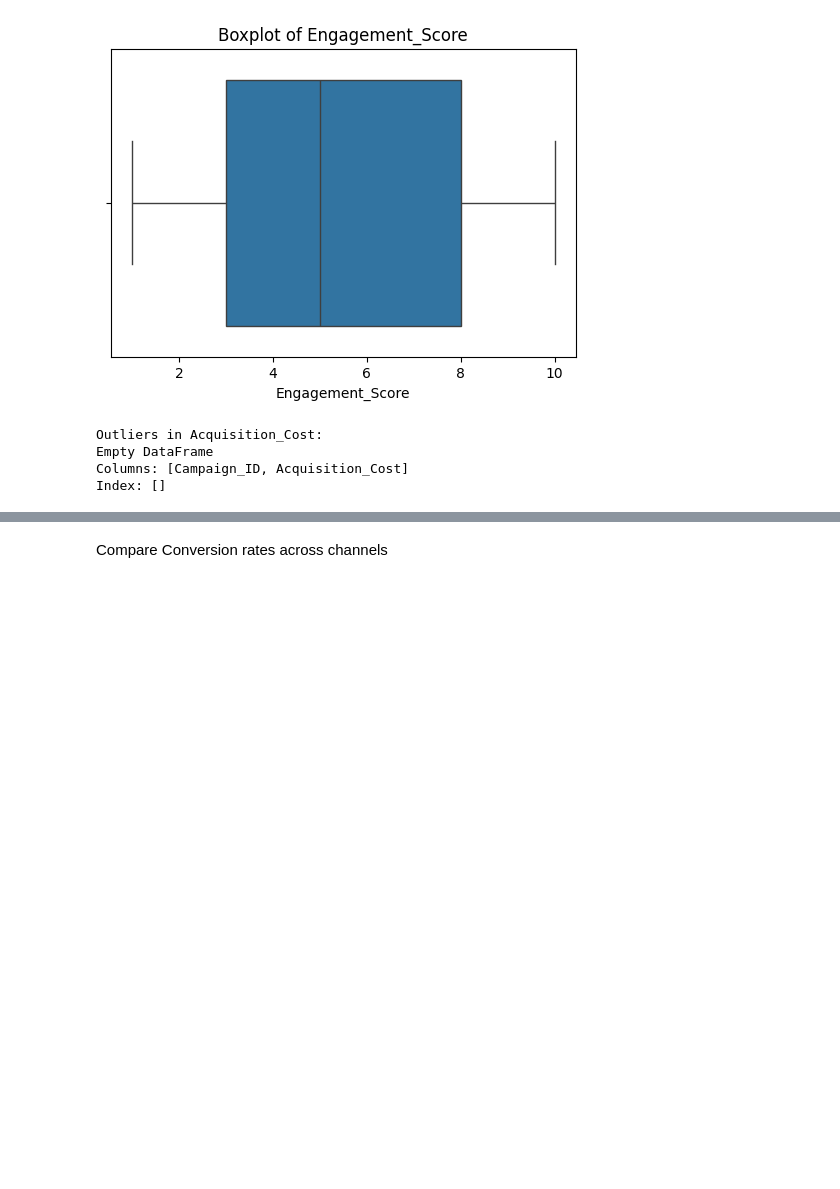
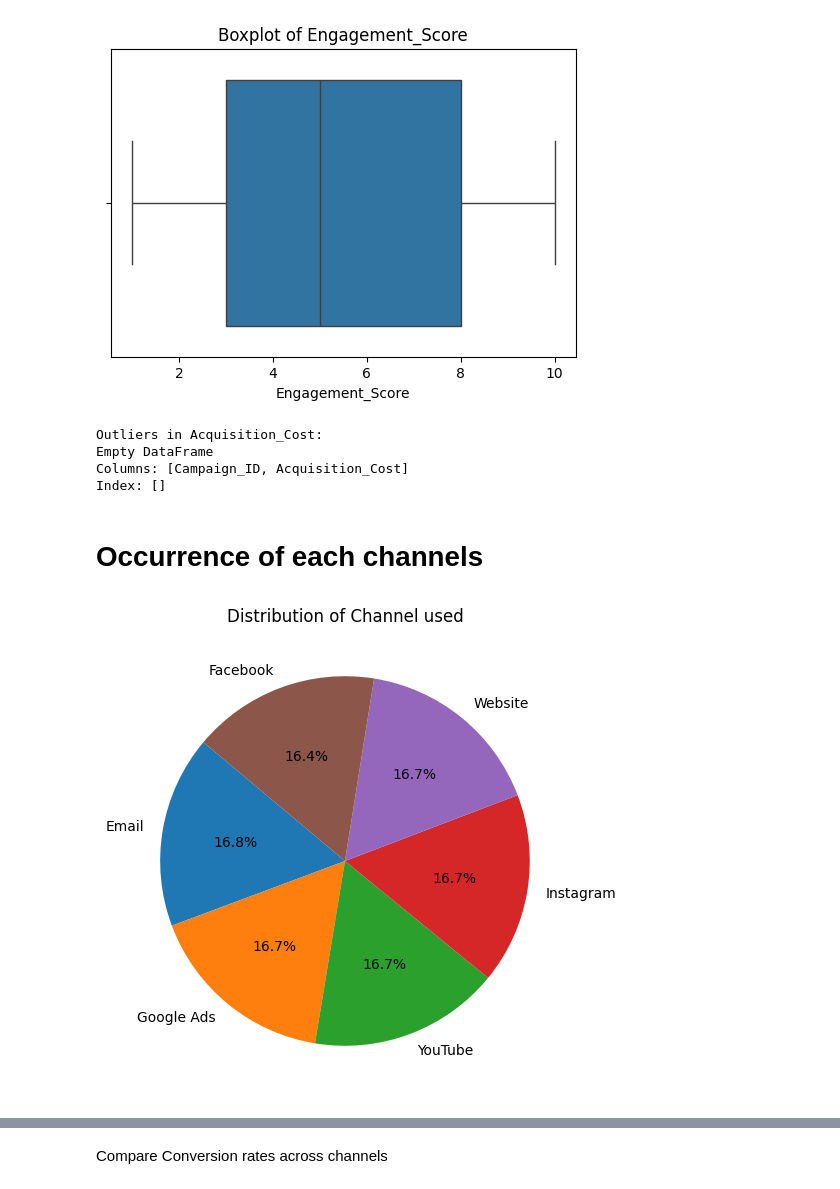
Before and after one commit to Achbabita/Marketing_Campaign_Effectiveness_Analysis, a Jupyter notebook: MarketingCampAnalysis.ipynb, the cells around one changed output, grey strips where cells are left out. Drawn from its saved outputs; the diff is of its cells as text; code cells hidden in the pictures; blank space fills up the shorter version.

```diff
--- a/MarketingCampAnalysis.ipynb
+++ b/MarketingCampAnalysis.ipynb
@@ -143,3 +142,9 @@ dtype: int64
+# %%
+# Strip any leading/trailing spaces in column names
+df.columns = df.columns.str.strip()
+# %%
+# Convert Campaign_ID column from float to object
+df['Campaign_ID'] = df['Campaign_ID'].astype(str)
 # %% [markdown]
 Skewness of Numeric Columns ( detect skewed distributions )
 # %%
@@ -224,3 +227,15 @@ Outliers in Acquisition_Cost:
 Empty DataFrame
 Columns: [Campaign_ID, Acquisition_Cost]
 Index: []
+# %% [markdown]
+# Occurrence of each channels
+# %%
+Channel_count = df['Channel_Used'].value_counts()
+
+# visualise the channel used
+plt.figure(figsize=(10,6))
+plt.pie(Channel_count, labels=Channel_count.index, autopct='%1.1f%%', startangle=140)
+plt.title('Distribution of Channel used')
+plt.show()
+# %% [output]
+[figure, added]
```
Also changed, not shown: parts of 11 cells of this notebook, 1 other file.
